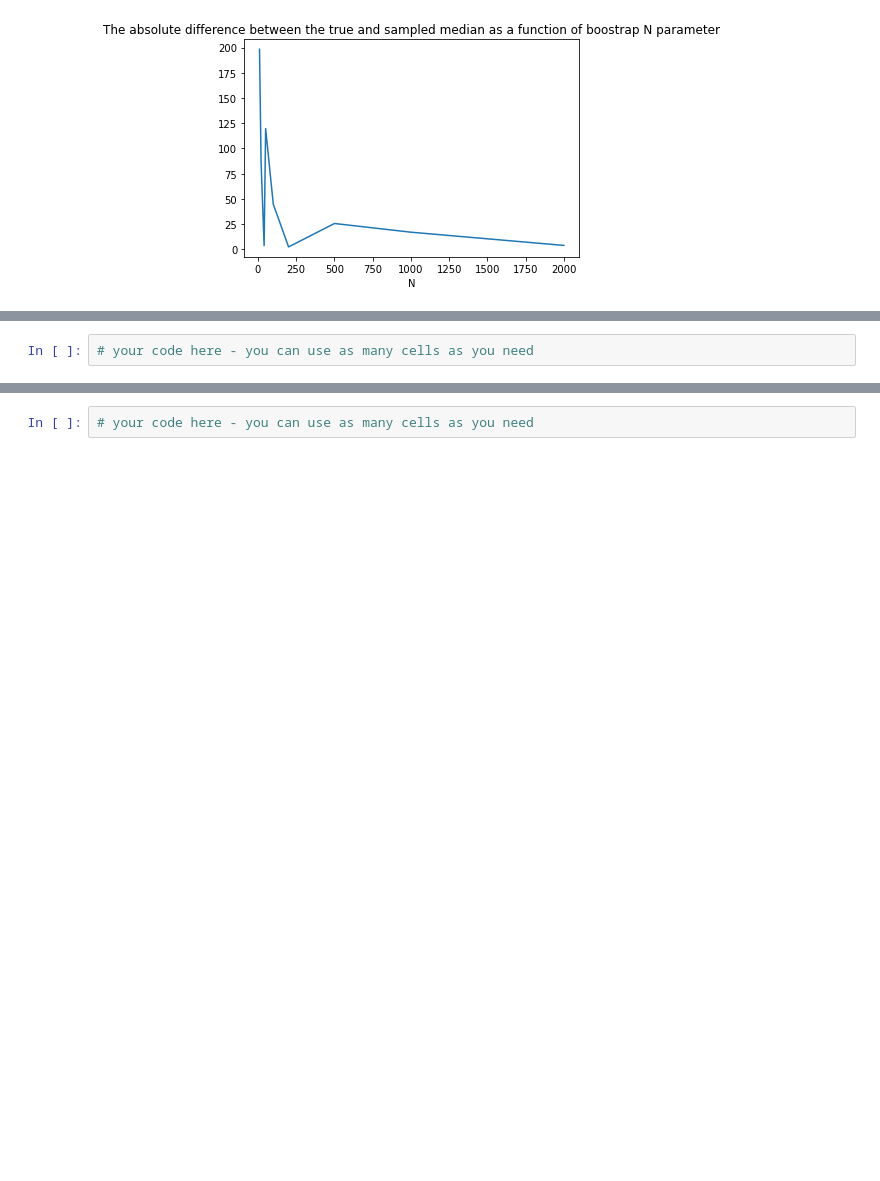
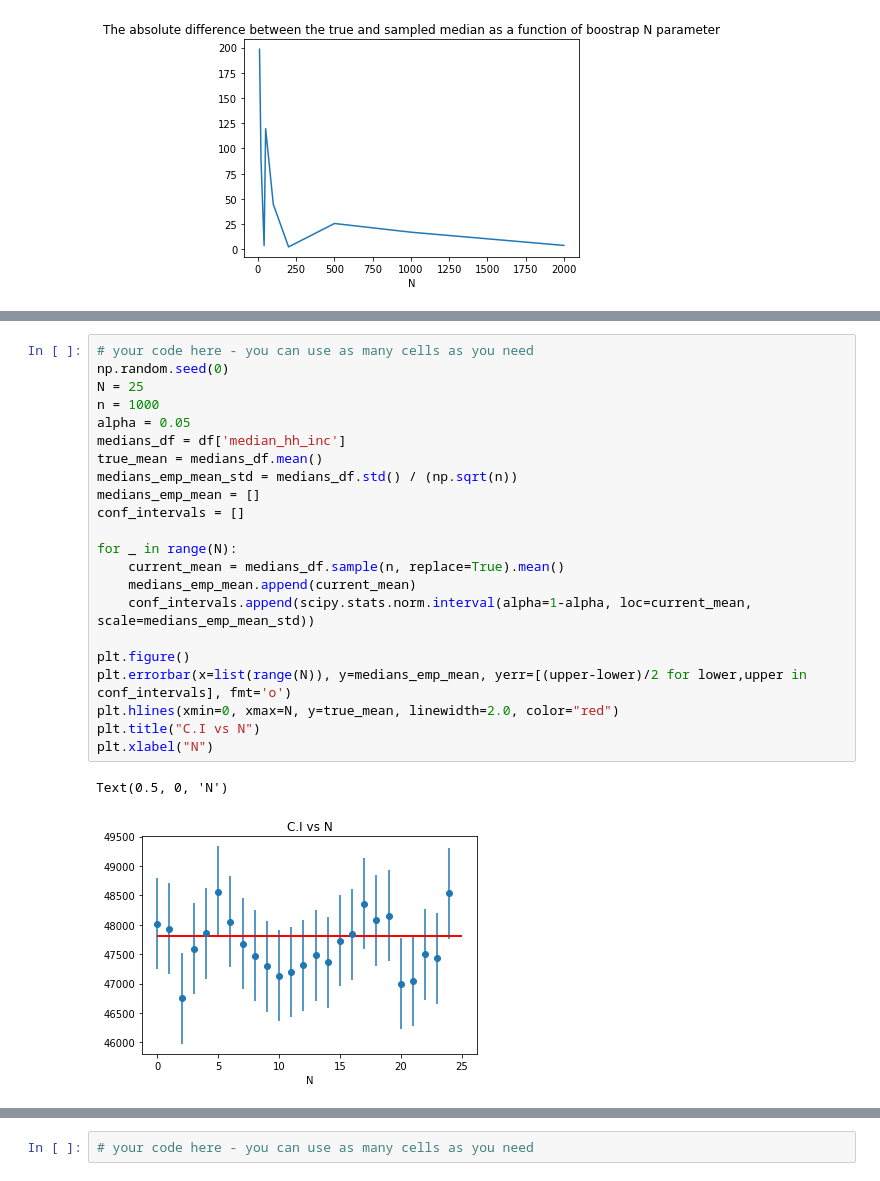
Before and after one commit to ynahum/anam_hw, a Jupyter notebook: wet1/ee046202_wet1_034462796_204813323.ipynb, the cells around one changed output, grey strips where cells are left out. Drawn from its saved outputs; the diff is of its cells as text; blank space fills up the shorter version.

```diff
--- a/wet1/ee046202_wet1_034462796_204813323.ipynb
+++ b/wet1/ee046202_wet1_034462796_204813323.ipynb
@@ -338,8 +380,31 @@ Calculating a confidence interval -  taking a point estimate and then adding and
 - Take $N=25$ samples of $n=1000$, and plot the confidence interval for each sample (x axis - sample #, y axis - confidence interval for a confidence level of 95% ($\alpha=0.05$)
     * Use `ax.errorbar(x=list(range(N)), y=sample_mean, yerr=[(upper-lower)/2 for upper,lower in intervals], fmt='o')`
     * Add the **true** mean using `ax.hlines((xmin=0, xmax=N, y=true_mean, linewidth=2.0, color="red")`
-# %%
-# your code here - you can use as many cells as you need
+# %%
+# your code here - you can use as many cells as you need
+np.random.seed(0)
+N = 25
+n = 1000
+alpha = 0.05
+medians_df = df['median_hh_inc']
+true_mean = medians_df.mean()
+medians_emp_mean_std = medians_df.std() / (np.sqrt(n))
+medians_emp_mean = []
+conf_intervals = []
+
+for _ in range(N):
+    current_mean = medians_df.sample(n, replace=True).mean()
+    medians_emp_mean.append(current_mean)
+    conf_intervals.append(scipy.stats.norm.interval(alpha=1-alpha, loc=current_mean, scale=medians_emp_mean_std))
+
+plt.figure()
+plt.errorbar(x=list(range(N)), y=medians_emp_mean, yerr=[(upper-lower)/2 for lower,upper in conf_intervals], fmt='o')
+plt.hlines(xmin=0, xmax=N, y=true_mean, linewidth=2.0, color="red")
+plt.title("C.I vs N")
+plt.xlabel("N")
+# %% [output]
+Text(0.5, 0, 'N')
+[figure, added]
 # %% [markdown]
 ### <img src="https://img.icons8.com/bubbles/48/000000/ask-question.png" style="height:50px;display:inline"> Question 4 - Confidence Intervals 2
 ---
```
Also changed, not shown: parts of 3 cells of this notebook.
